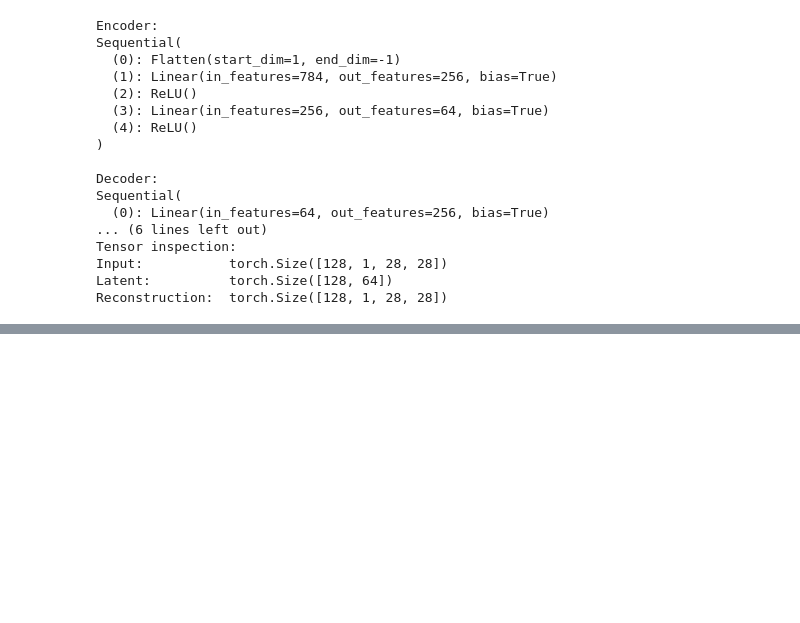
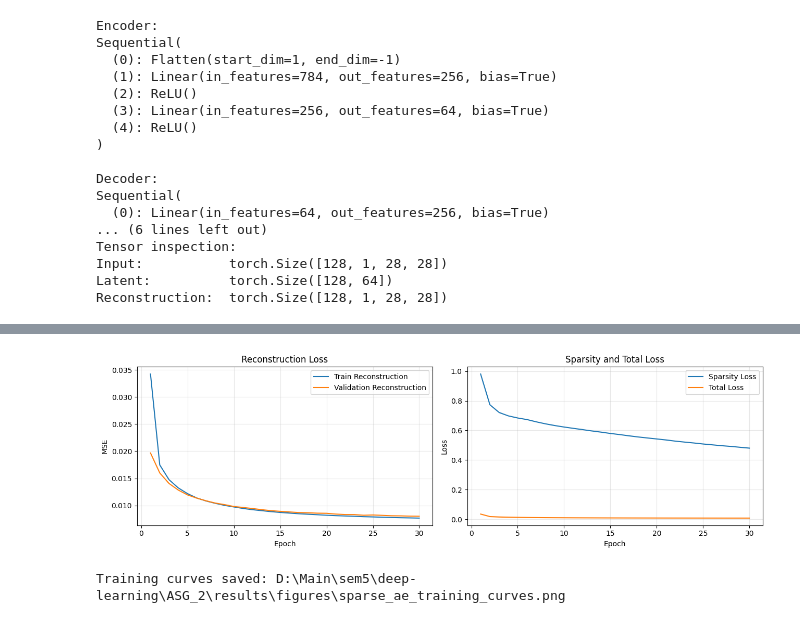
Before and after one commit to AlvaJufinto/DeepLearning_ASG2_2802473214, a Jupyter notebook: notebooks/03_sparse_autoencoder.ipynb, the cells around one changed output, grey strips where cells are left out. Drawn from its saved outputs; the diff is of its cells as text; code cells hidden in the pictures; blank space fills up the shorter version.

```diff
--- a/notebooks/03_sparse_autoencoder.ipynb
+++ b/notebooks/03_sparse_autoencoder.ipynb
@@ -132,0 +475,50 @@ Reconstruction:  torch.Size([128, 1, 28, 28])
+# %%
+fig, axes = plt.subplots(1, 2, figsize=(13, 4))
+
+epochs_range = range(1, len(history["train_total_loss"]) + 1)
+
+# Reconstruction loss
+axes[0].plot(
+    epochs_range,
+    history["train_reconstruction_loss"],
+    label="Train Reconstruction",
+)
+axes[0].plot(
+    epochs_range,
+    history["val_reconstruction_loss"],
+    label="Validation Reconstruction",
+)
+axes[0].set_title("Reconstruction Loss")
+axes[0].set_xlabel("Epoch")
+axes[0].set_ylabel("MSE")
+axes[0].legend()
+axes[0].grid(alpha=0.3)
+
+# Sparsity and total loss
+axes[1].plot(
+    epochs_range,
+    history["train_sparsity_loss"],
+    label="Sparsity Loss",
+)
+axes[1].plot(
+    epochs_range,
+    history["train_total_loss"],
+    label="Total Loss",
+)
+axes[1].set_title("Sparsity and Total Loss")
+axes[1].set_xlabel("Epoch")
+axes[1].set_ylabel("Loss")
+axes[1].legend()
+axes[1].grid(alpha=0.3)
+
+plt.tight_layout()
+
+training_curve_path = FIGURES_DIR / "sparse_ae_training_curves.png"
+
+plt.savefig(training_curve_path, dpi=300, bbox_inches="tight")
+plt.show()
+
+print(f"Training curves saved: {training_curve_path}")
+# %% [output]
+[figure, added]
+Training curves saved: D:\Main\sem5\deep-learning\ASG_2\results\figures\sparse_ae_training_curves.png
```
Also changed, not shown: parts of 9 cells of this notebook.
